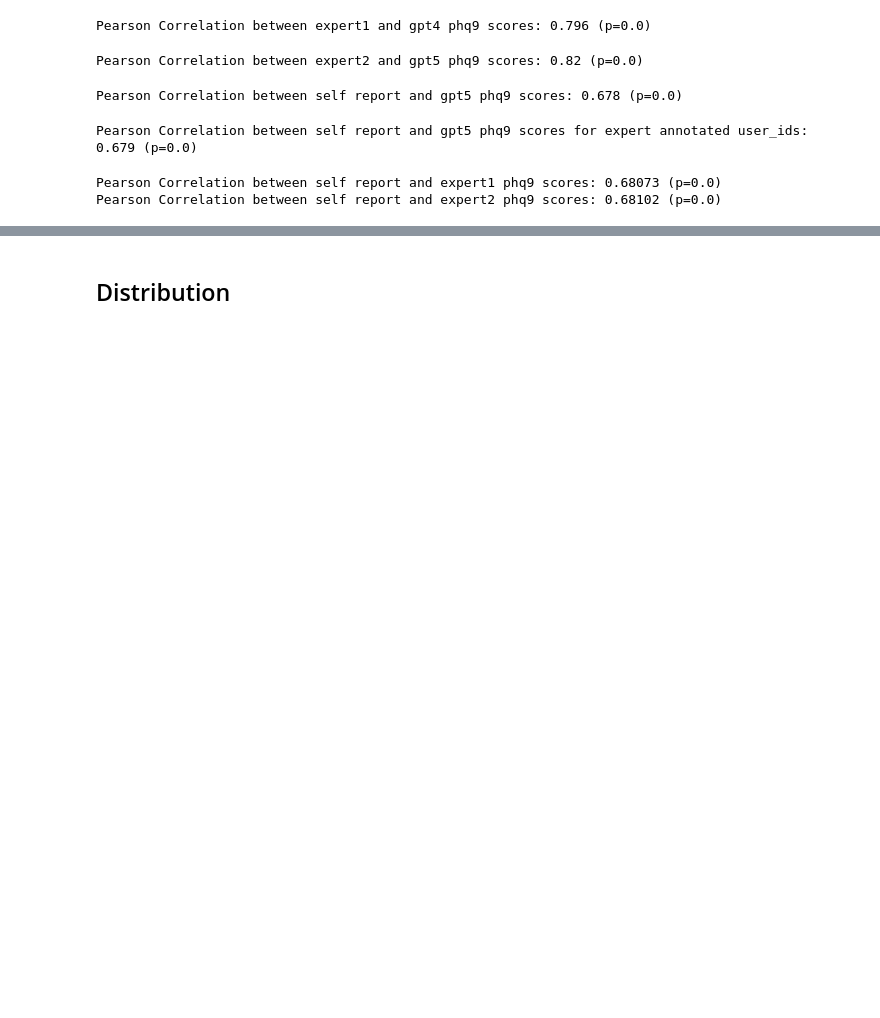
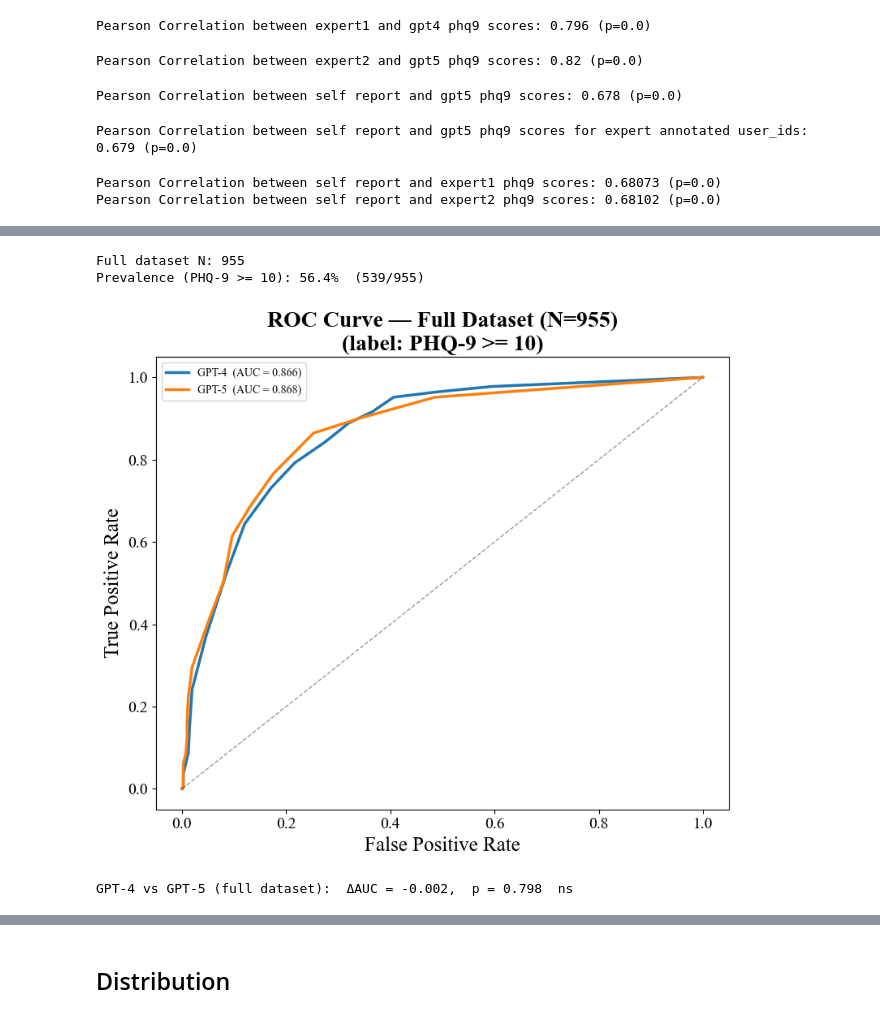
Before and after one commit to adithya8/gpt4-depression-schema, a Jupyter notebook: analysis/gpt5_item_analysis.ipynb, the cells around one changed output, grey strips where cells are left out. Saved outputs shown, nothing was run; the diff lists cells and outputs as text; code cells hidden in the pictures; blank space fills up the shorter version.

```diff
--- a/analysis/gpt5_item_analysis.ipynb
+++ b/analysis/gpt5_item_analysis.ipynb
@@ -223,0 +346,50 @@ Pearson Correlation between self report and expert2 phq9 scores: 0.68102 (p=0.0)
+# %%
+# ============================================================
+# CONSTRUCT-LEVEL ROC: full dataset
+# GPT-4 vs GPT-5 only (no expert labels available for full set)
+# Label: self-report PHQ-9 total >= 10
+# Requires: _font, _font_bold, _auc_pval from cell above
+# ============================================================
+
+_sr_f   = self_report_df.set_index('user_id')
+_gpt4_f = gpt4_df.set_index('user_id')
+_gpt5_f = gpt5_df.set_index('user_id')
+
+_ids_f = _sr_f.index.intersection(_gpt4_f.index).intersection(_gpt5_f.index)
+_sr_f, _gpt4_f, _gpt5_f = [df.loc[_ids_f] for df in [_sr_f, _gpt4_f, _gpt5_f]]
+print(f'Full dataset N: {len(_ids_f)}')
+
+_y_full = (_sr_f[score_columns].sum(axis=1) >= 10).astype(int)
+print(f'Prevalence (PHQ-9 >= 10): {_y_full.mean():.1%}  ({_y_full.sum()}/{len(_y_full)})')
+
+_scores_full = {
+    'GPT-4': _gpt4_f[score_columns].sum(axis=1).values,
+    'GPT-5': _gpt5_f[score_columns].sum(axis=1).values,
+}
+
+fig2, ax2 = plt.subplots(figsize=(8, 7))
+for _name, _sc in _scores_full.items():
+    _fpr, _tpr, _ = roc_curve(_y_full.values, _sc)
+    ax2.plot(_fpr, _tpr, color=_colors[_name], lw=2.5,
+             label=f'{_name}  (AUC = {auc(_fpr, _tpr):.3f})')
+
+ax2.plot([0, 1], [0, 1], 'k--', lw=1, alpha=0.4)
+ax2.set_xlabel('False Positive Rate', fontsize=18, fontproperties=_font)
+ax2.set_ylabel('True Positive Rate', fontsize=18, fontproperties=_font)
+ax2.set_title('ROC Curve — Full Dataset (N=' + str(len(_ids_f)) + ')\n(label: PHQ-9 >= 10)', fontsize=20, fontproperties=_font_bold)
+ax2.legend(prop=_font, fontsize=14)
+for _t in ax2.get_xticklabels() + ax2.get_yticklabels():
+    _t.set_fontproperties(_font); _t.set_fontsize(14)
+plt.tight_layout()
+plt.savefig('../data/figures/construct_roc_full.pdf', dpi=300, bbox_inches='tight')
+plt.show()
+
+_da_f = roc_auc_score(_y_full.values, _scores_full['GPT-4']) - roc_auc_score(_y_full.values, _scores_full['GPT-5'])
+_p_f  = _auc_pval(_y_full.values, _scores_full['GPT-4'], _scores_full['GPT-5'])
+_s_f  = '***' if _p_f<0.001 else '**' if _p_f<0.01 else '*' if _p_f<0.05 else 'ns'
+print(f'\nGPT-4 vs GPT-5 (full dataset):  ΔAUC = {_da_f:+.3f},  p = {_p_f:.3f}  {_s_f}')
+# %% [output]
+Full dataset N: 955
+Prevalence (PHQ-9 >= 10): 56.4%  (539/955)
+[figure, added]
+GPT-4 vs GPT-5 (full dataset):  ΔAUC = -0.002,  p = 0.798  ns
```
Also changed, not shown: parts of 9 cells of this notebook, 14 other files.
